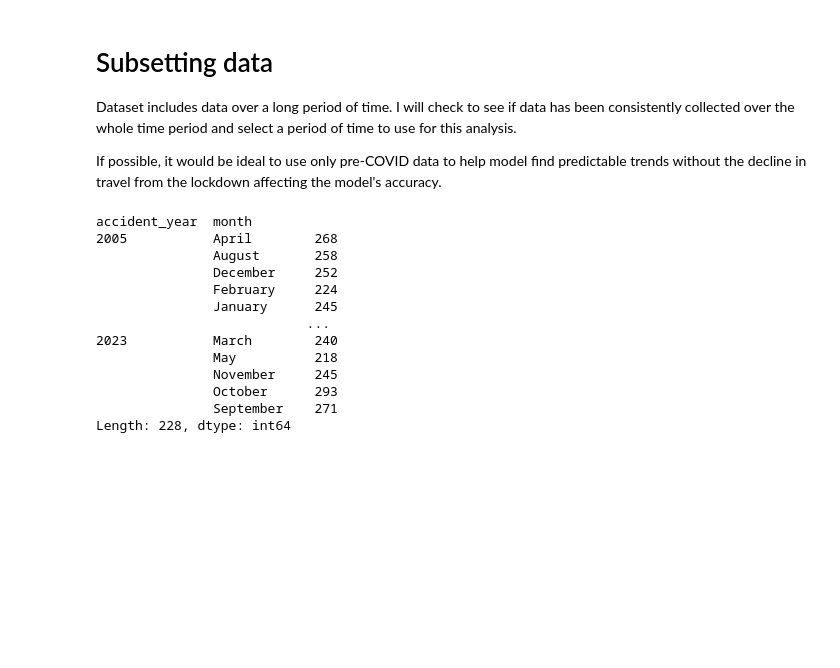
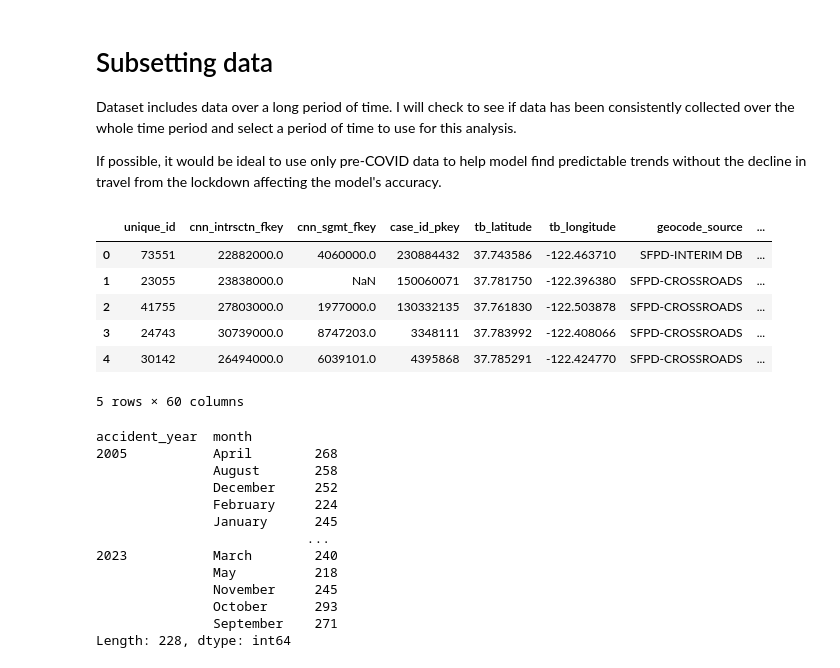
Before and after one commit to miguel-peralta/spring-2024-vip, a Jupyter notebook: stage2/lstm.ipynb, the cells around one changed output. Drawn from its saved outputs; the diff is of its cells as text; code cells hidden in the pictures; blank space fills up the shorter version.

```diff
--- a/stage2/lstm.ipynb
+++ b/stage2/lstm.ipynb
@@ -23,2 +79,12 @@ If possible, it would be ideal to use only pre-COVID data to help model find pre
 df['accident_year'] = df['accident_year'].astype(int)
+# %%
+df.head()
+# %% [output]
+|  | unique_id | cnn_intrsctn_fkey | cnn_sgmt_fkey | case_id_pkey | tb_latitude | tb_longitude | geocode_source | ... |
+| 0 | 73551 | 22882000.0 | 4060000.0 | 230884432 | 37.743586 | -122.463710 | SFPD-INTERIM DB | ... |
+| 1 | 23055 | 23838000.0 | NaN | 150060071 | 37.781750 | -122.396380 | SFPD-CROSSROADS | ... |
+| 2 | 41755 | 27803000.0 | 1977000.0 | 130332135 | 37.761830 | -122.503878 | SFPD-CROSSROADS | ... |
+| 3 | 24743 | 30739000.0 | 8747203.0 | 3348111 | 37.783992 | -122.408066 | SFPD-CROSSROADS | ... |
+| 4 | 30142 | 26494000.0 | 6039101.0 | 4395868 | 37.785291 | -122.424770 | SFPD-CROSSROADS | ... |
+5 rows × 60 columns
 # %%
```
Also changed, not shown: parts of 36 cells of this notebook.
